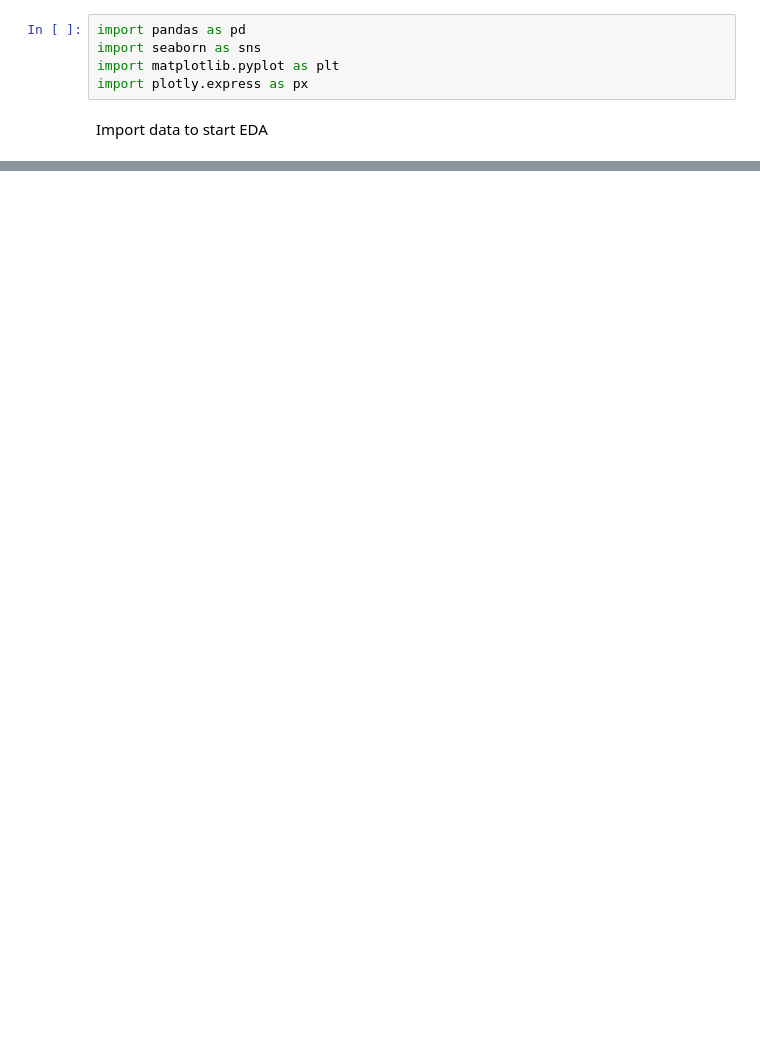
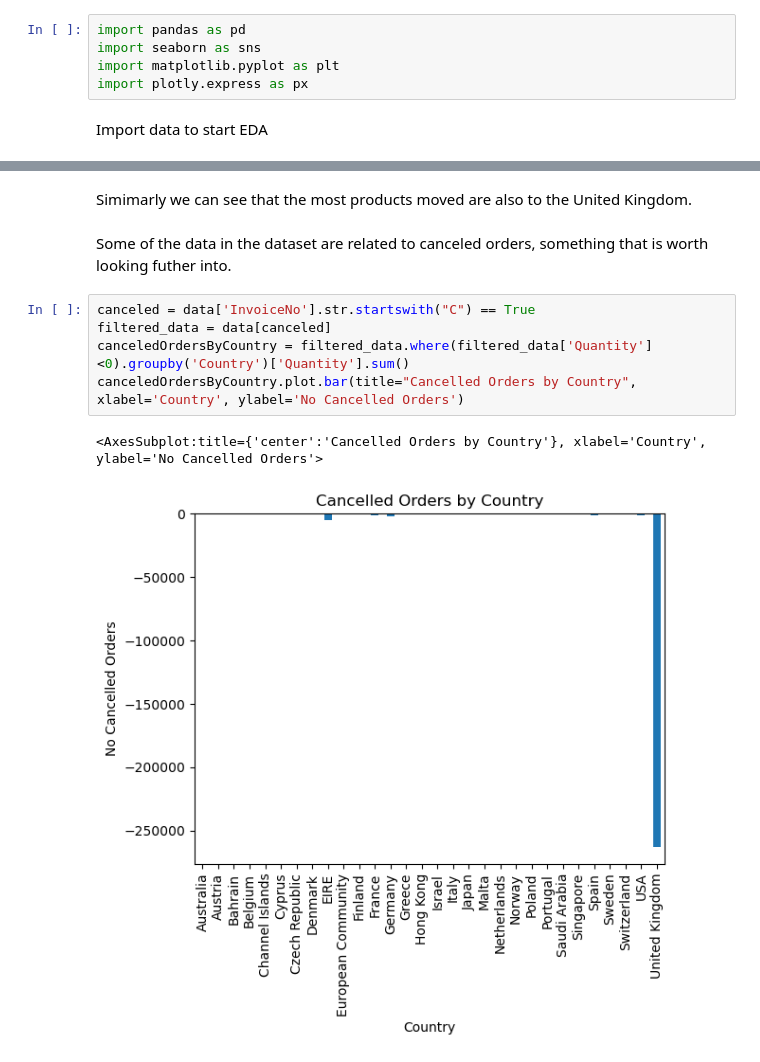
Before and after one commit to ubco-W2022T1-cosc301/project-group31, a Jupyter notebook: notebooks/analysis3.ipynb, the cells around one changed output, grey strips where cells are left out. Drawn from its saved outputs; the diff is of its cells as text; blank space fills up the shorter version.

```diff
--- a/notebooks/analysis3.ipynb
+++ b/notebooks/analysis3.ipynb
@@ -127,0 +89,12 @@ When printing out the charts to help visualize the data it became apparent that
+# %% [markdown]
+Simimarly we can see that the most products moved are also to the United Kingdom.
+# %% [markdown]
+Some of the data in the dataset are related to canceled orders, something that is worth looking futher into.
+# %%
+canceled = data['InvoiceNo'].str.startswith("C") == True
+filtered_data = data[canceled]
+canceledOrdersByCountry = filtered_data.where(filtered_data['Quantity']<0).groupby('Country')['Quantity'].sum()
+canceledOrdersByCountry.plot.bar(title="Cancelled Orders by Country", xlabel='Country', ylabel='No Cancelled Orders')
+# %% [output]
+<AxesSubplot:title={'center':'Cancelled Orders by Country'}, xlabel='Country', ylabel='No Cancelled Orders'>
+[figure, added]
```
Also changed, not shown: parts of 37 cells of this notebook, 3 other files.
